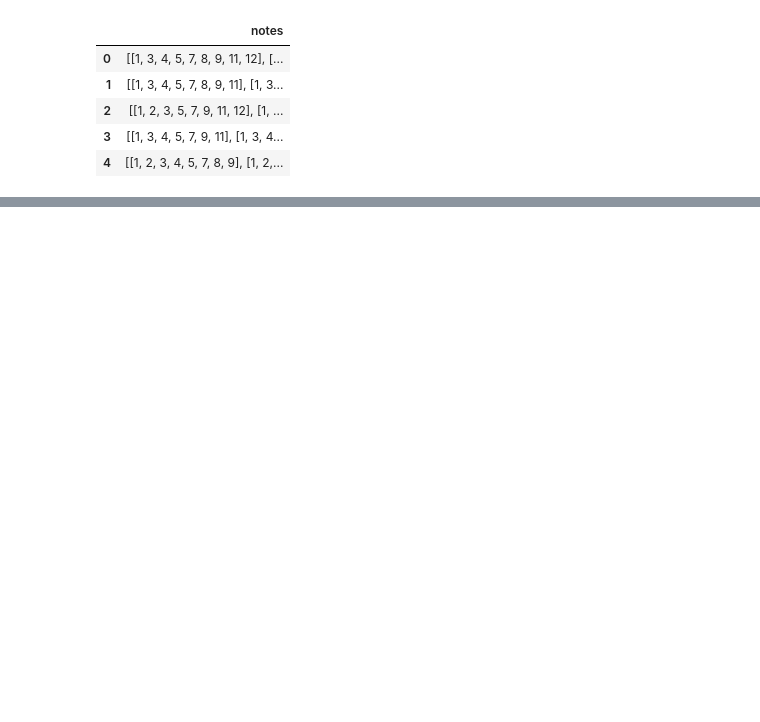
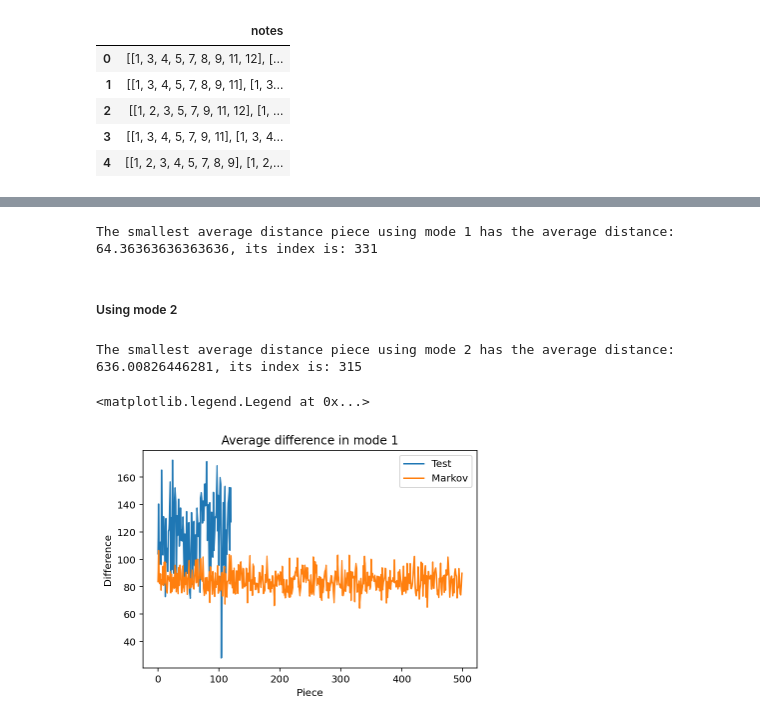
Before and after one commit to zwierski/dh-401-melody-generation-group-2, a Jupyter notebook: assignment1_copy.ipynb, the cells around one changed output, grey strips where cells are left out. Drawn from its saved outputs; the diff is of its cells as text; code cells hidden in the pictures; blank space fills up the shorter version.

Commit message:
Add evaluation and plot

```diff
--- a/assignment1_copy.ipynb
+++ b/assignment1_copy.ipynb
@@ -905,0 +751,9 @@ Minimum score is: 1.8457016151341104; Index of the worest generated piece is : 3
+# %%
+re_random_1=np.zeros((len(data_random['beat_pitch']),len(data_test['beat_pitch']))) # to form a form to record all the differences
+for j in range(len(data_random['beat_pitch'])):
+    generated_piece=data_random['beat_pitch'][j]
+    for i in range(len(data_test['beat_pitch'])):
+        difference=compare(generated_piece,data_test['beat_pitch'][i],1)
+        re_random_1[j][i]=difference
+df_random_1=pd.DataFrame(re_random_1)
+df_random_1.to_csv("./random_scores_mode1.csv")
@@ -905,0 +772,9 @@ Minimum score is: 1.8457016151341104; Index of the worest generated piece is : 3
+# %%
+re_random_2=np.zeros((len(data_random['beat_pitch']),len(data_test['beat_pitch']))) # to form a form to record all the differences
+for j in range(len(data_random['beat_pitch'])):
+    generated_piece=data_random['beat_pitch'][j]
+    for i in range(len(data_test['beat_pitch'])):
+        difference=compare(generated_piece,data_test['beat_pitch'][i],2)
+        re_random_2[j][i]=difference
+df_random_2=pd.DataFrame(re_random_2)
+df_random_2.to_csv("./random_scores_mode2.csv")
@@ -905,0 +795,23 @@ Minimum score is: 1.8457016151341104; Index of the worest generated piece is : 3
+# %%
+re_markov_1=np.zeros((len(data_markov['beat_pitch']),len(data_test['beat_pitch']))) # to form a form to record all the differences
+for j in range(len(data_markov['beat_pitch'])):
+    generated_piece=data_markov['beat_pitch'][j]
+    for i in range(len(data_test['beat_pitch'])):
+        difference=compare(generated_piece,data_test['beat_pitch'][i],1)
+        re_markov_1[j][i]=difference
+df_markov_1=pd.DataFrame(re_markov_1)
+df_markov_1.to_csv("./markov_scores_mode1.csv")
+# %%
+# Calculate the smallest distance for each piece
+distance_minimum_markov_1=re_markov_1.min(axis=1)
+distance_minimum_markov_index_1=re_markov_1.argmin(axis=1)
+
+# Calculate the smallest average distance for each piece
+distance_average_markov_1=np.mean(re_markov_1,axis=1)
+best_markov_1=distance_average_markov_1.min()
+best_markov_index_1=distance_average_markov_1.argmin()
+print("The smallest average distance piece using mode 1 has the average distance: "+str(best_markov_1)+", its index is: "+str(best_markov_index_1))
+# %% [output]
+The smallest average distance piece using mode 1 has the average distance: 64.36363636363636, its index is: 331
+# %% [markdown]
+##### Using mode 2
@@ -905,0 +827,23 @@ Minimum score is: 1.8457016151341104; Index of the worest generated piece is : 3
+# %%
+# Calculate the smallest distance for each piece
+distance_minimum_markov_2=re_markov_2.min(axis=1)
+distance_minimum_markov_index_2=re_markov_2.argmin(axis=1)
+
+# Calculate the smallest average distance for each piece
+distance_average_markov_2=np.mean(re_markov_2,axis=1)
+best_markov_2=distance_average_markov_2.min()
+best_markov_index_2=distance_average_markov_2.argmin()
+print("The smallest average distance piece using mode 2 has the average distance: "+str(best_markov_2)+", its index is: "+str(best_markov_index_2))
+# %% [output]
+The smallest average distance piece using mode 2 has the average distance: 636.00826446281, its index is: 315
+# %%
+plt.plot(range(len(distance_average_test_1)),distance_average_test_1,label="Test")
+#plt.plot(range(len(distance_average_random_1)),distance_average_random_1,label="Random")
+plt.plot(range(len(distance_average_markov_1)),distance_average_markov_1,label="Markov")
+plt.xlabel('Piece')
+plt.ylabel('Difference')
+plt.title("Average difference in mode 1")
+plt.legend()
+# %% [output]
+<matplotlib.legend.Legend at 0x...>
+[figure, added]
```
Also changed, not shown: parts of 54 cells of this notebook.
